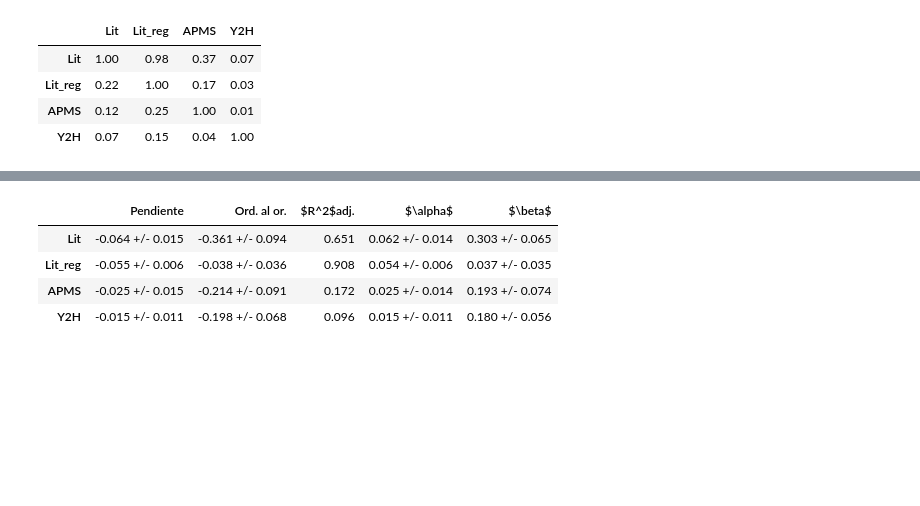
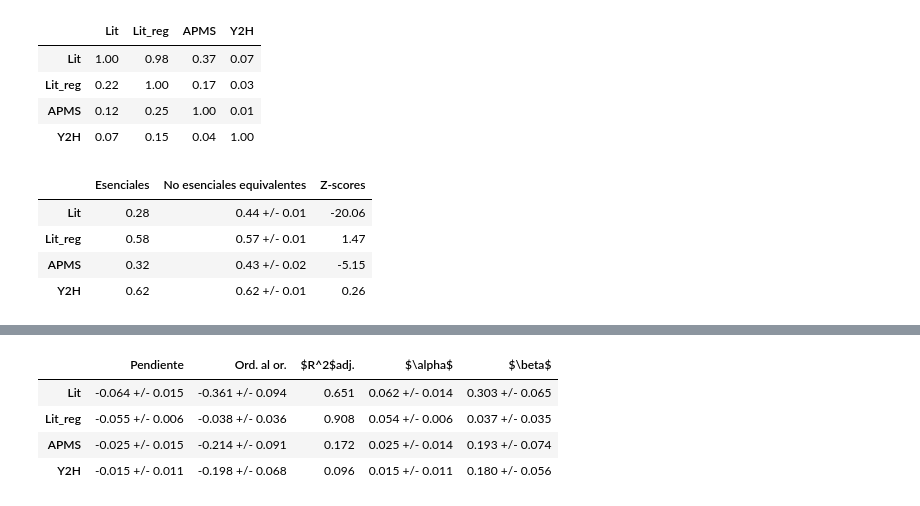
Before and after one commit to GRGab/Urdimbres-Sofisticadas, a Jupyter notebook: Tp2/generar_tablas_lindas.ipynb, the cells around one changed output, grey strips where cells are left out. Saved outputs shown, nothing was run; the diff lists cells and outputs as text; code cells hidden in the pictures; blank space fills up the shorter version.

```diff
--- a/Tp2/generar_tablas_lindas.ipynb
+++ b/Tp2/generar_tablas_lindas.ipynb
@@ -99,3 +99,27 @@ tabla2
 | Lit_reg | 0.22 | 1.00 | 0.17 | 0.03 |
 | APMS | 0.12 | 0.25 | 1.00 | 0.01 |
 | Y2H | 0.07 | 0.15 | 0.04 | 1.00 |
+# %%
+################ Punto C:
+
+
+######## Parte II: remoción de nodos no esenciales con grados equivalentes a los esenciales
+
+npzfile = np.load('Tp2/tc02Data/datos_tabla3_100historias_2criterios.npz')
+fracs_esen = npzfile['fracs_esen']
+fracs_equiv_cv, sigmas_cv, zscores_cv = npzfile['data_cv']
+fracs_equiv_cn, sigmas_cn, zscores_cn = npzfile['data_cn']
+
+equiv_prolijo_cv = ['{:.2f} +/- {:.2f}'.format(x, y) for x, y in zip(fracs_equiv_cv, sigmas_cv)]
+pd.set_option('precision', 2)
+tabla3_cv = pd.DataFrame(data={'Esenciales':fracs_esen,
+                            'No esenciales equivalentes':equiv_prolijo_cv,
+                            'Z-scores':zscores_cv},
+                      index=['Lit', 'Lit_reg', 'APMS', 'Y2H'])
+tabla3_cv
+# %% [output]
+|  | Esenciales | No esenciales equivalentes | Z-scores |
+| Lit | 0.28 | 0.44 +/- 0.01 | -20.06 |
+| Lit_reg | 0.58 | 0.57 +/- 0.01 | 1.47 |
+| APMS | 0.32 | 0.43 +/- 0.02 | -5.15 |
+| Y2H | 0.62 | 0.62 +/- 0.01 | 0.26 |
```
Also changed, not shown: parts of 5 cells of this notebook, 4 other files.
